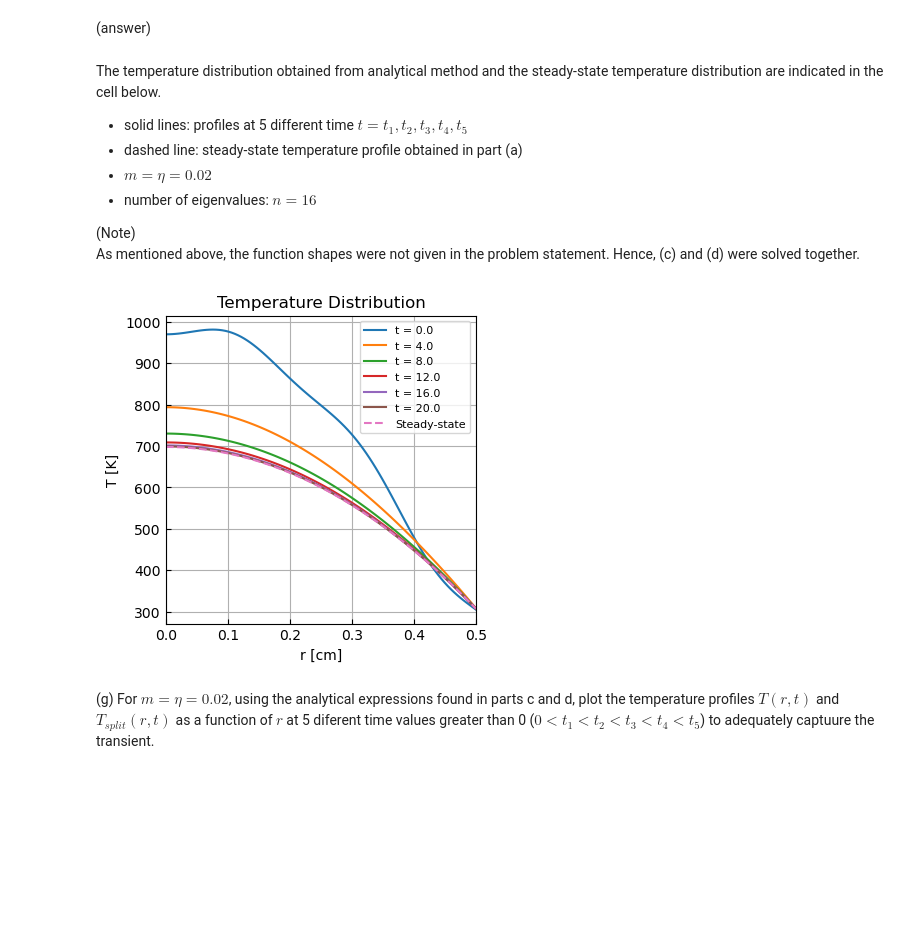
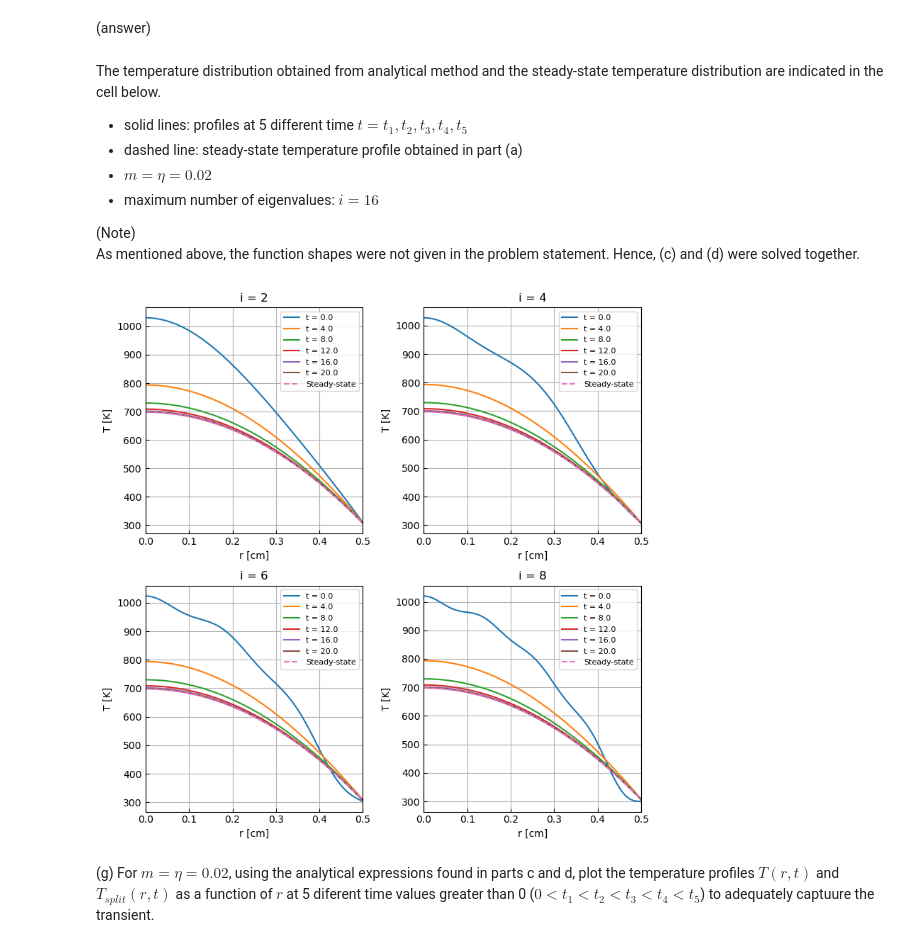
Before and after one commit to kkazuma19/HW501, a Jupyter notebook: CP2.ipynb, the cells around one changed output. Saved outputs shown, nothing was run; the diff lists cells and outputs as text; code cells hidden in the pictures; blank space fills up the shorter version.

```diff
--- a/CP2.ipynb
+++ b/CP2.ipynb
@@ -501,32 +501,40 @@ The temperature distribution obtained from analytical method and the steady-stat
 - solid lines: profiles at 5 different time $t = t_1, t_2, t_3, t_4, t_5$
 - dashed line: steady-state temperature profile obtained in part (a)
 - $m=\eta=0.02$
-- number of eigenvalues: $n=16$
+- maximum number of eigenvalues: $i=16$
 
 (Note)
 As mentioned above, the function shapes were not given in the problem statement. Hence, (c) and (d) were solved together.
 # %%
 # Plotting T(r, t) vs r
 t = np.linspace(0, 20, 6)
 
-fig, ax = plt.subplots(1,1, figsize=(4,4))
+# Create subplots
+fig, axs = plt.subplots(2, 2, figsize=(8, 8))
 
-# add T_ss to T(r, t)
-for i in range(len(t)):
-    ax.plot(r, T_ss + T(5, r, t[i], R, -q0/(4*k), Tb0, alpha, 0.02, 0.02), label='t = {}'.format(t[i]))
+# Iterate over each subplot
+for i, ax in enumerate(axs.flat):
+    # Calculate T for each time point and plot
+    for t_i in t:
+        T_i = T_ss + T((i+1)*2, r, t_i, R, -q0/(4*k), Tb0, alpha, 0.02, 0.02)
+        ax.plot(r, T_i, label=f't = {t_i}')
+        ax.title.set_text(f'i = {(i+1)*2}')
 
-# plot T_ss
-ax.plot(r, T_ss, ls='--', label='Steady-state')
+    # Plot T_ss
+    ax.plot(r, T_ss, ls='--', label='Steady-state')
 
-ax.set_xlabel('r [cm]')
-ax.set_ylabel('T [K]')
-ax.set_title('Temperature Distribution')
-ax.grid(True)
-ax.set_xlim(0, R)
-ax.legend(fontsize=8)
+    # Set labels, title, and grid
+    ax.set_xlabel('r [cm]')
+    ax.set_ylabel('T [K]')
+    ax.grid(True)
+    ax.set_xlim(0, R)
+    ax.legend(fontsize=8)
+
+# Show the plot
+plt.tight_layout()
 plt.show()
 # %% [output]
-[figure, old version]
+[figure, new version]
 # %% [markdown]
 (g) For $m=\eta=0.02$, using the analytical expressions found in parts c and d, plot the temperature profiles $T(r,t)$ and $T_{split}(r,t)$ as a function of $r$ at 5 diferent time values greater than 0 ($0 < t_1 < t_2 < t_3 < t_4 < t_5$) to adequately captuure the transient.
 # %% [markdown]
```
